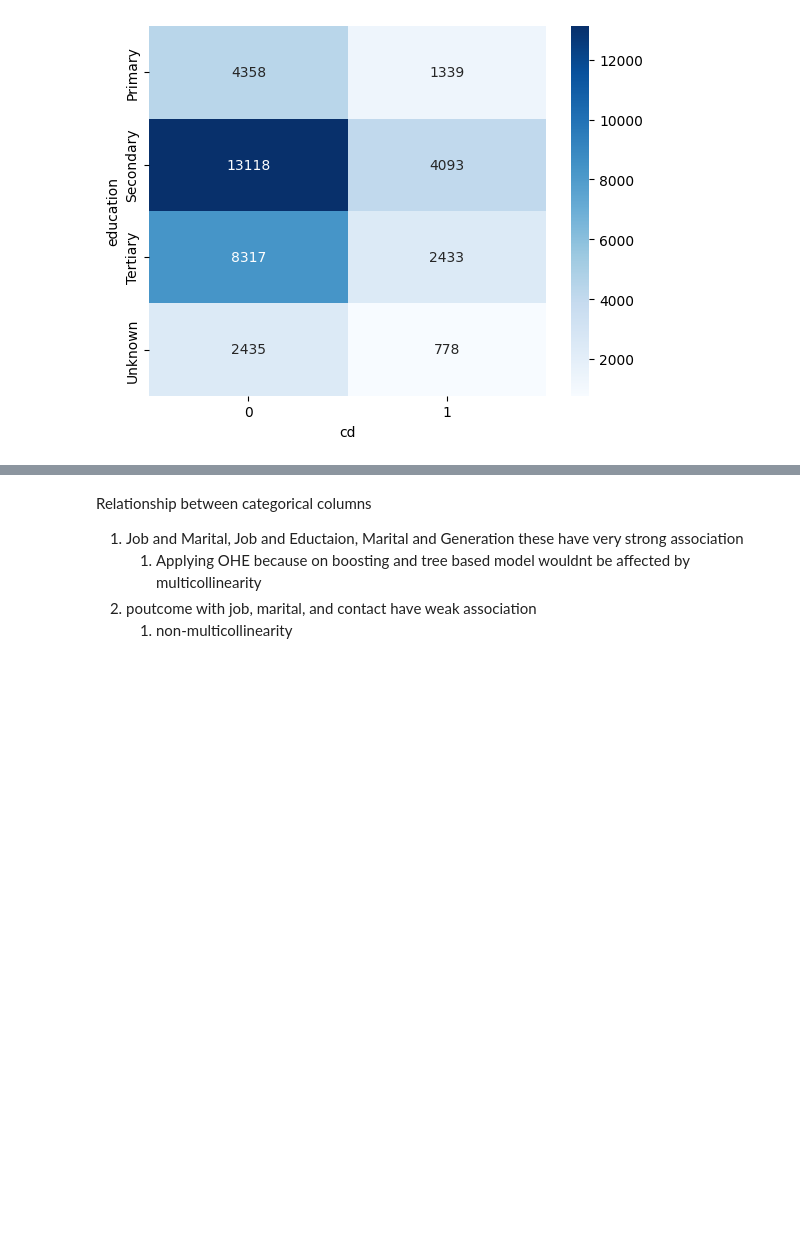
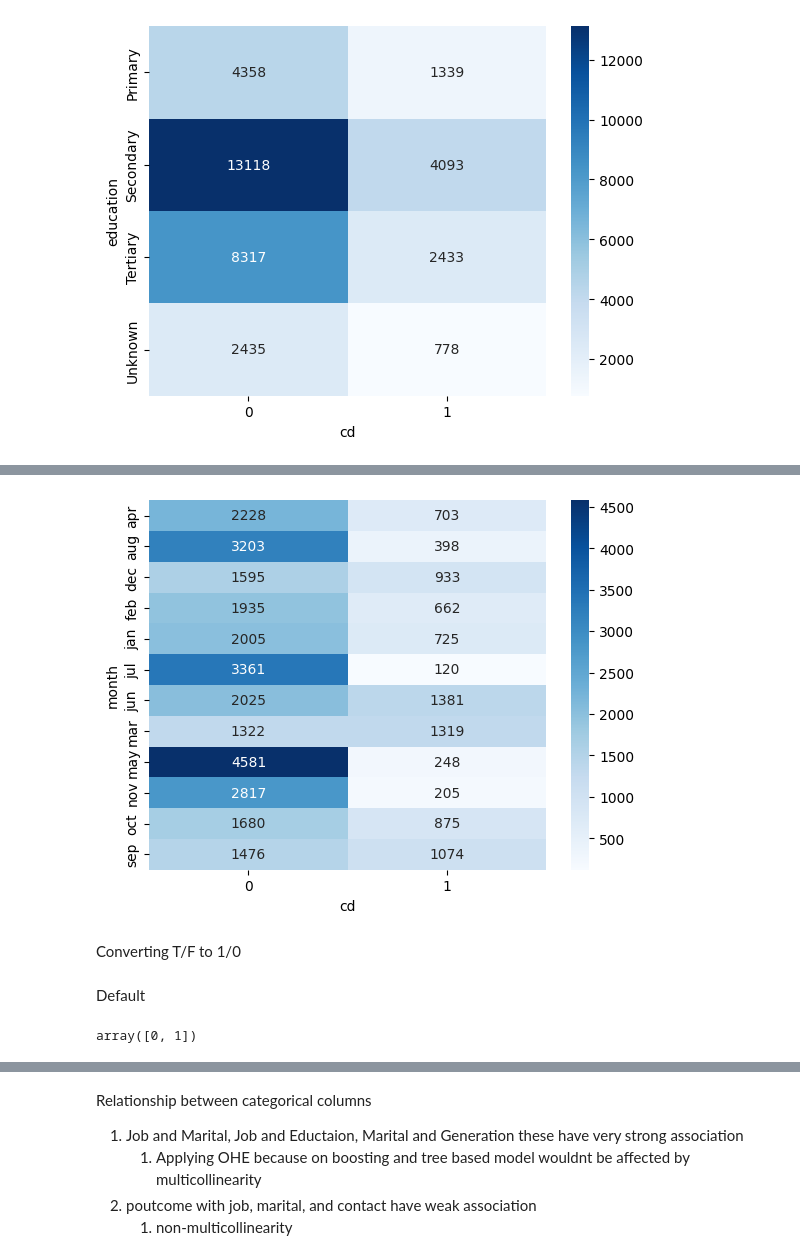
Before and after one commit to adityakr38/BankCD-Prediction, a Jupyter notebook: research/Expriement.ipynb, the cells around one changed output, grey strips where cells are left out. Saved outputs shown, nothing was run; the diff lists cells and outputs as text; code cells hidden in the pictures; blank space fills up the shorter version.

```diff
--- a/research/Expriement.ipynb
+++ b/research/Expriement.ipynb
@@ -200,0 +242,12 @@ plt.show()
+# %%
+crosstab = pd.crosstab(df['month'], df['cd'])
+
+sns.heatmap(crosstab, annot=True, cmap="Blues", fmt="d", cbar=True)
+
+plt.ylabel('month')
+plt.xlabel('cd')
+plt.show()
+# %% [output]
+[figure, added]
+# %% [markdown]
+Converting T/F to 1/0
@@ -200,0 +257,6 @@ plt.show()
+# %% [markdown]
+Default
+# %%
+df['default'].unique()
+# %% [output]
+array([0, 1])
```
Also changed, not shown: parts of 61 cells of this notebook.
